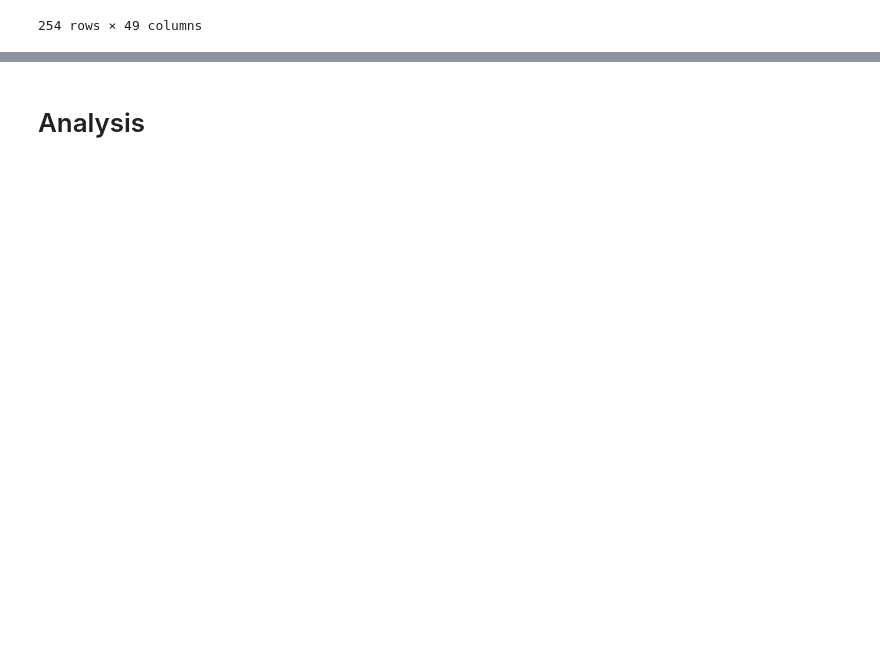
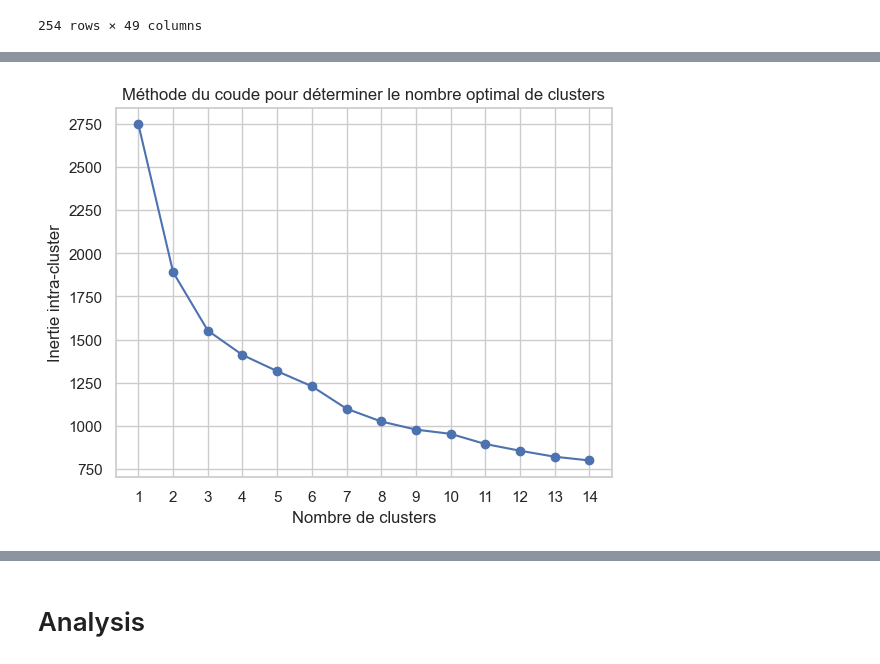
Before and after one commit to TheoCostes/SynchronizeRunningData, a Jupyter notebook: notebooks/2_create_analytics_visuals.ipynb, the cells around one changed output, grey strips where cells are left out. Saved outputs shown, nothing was run; the diff lists cells and outputs as text; code cells hidden in the pictures; blank space fills up the shorter version.

Commit message:
travail clustering des activités

```diff
--- a/notebooks/2_create_analytics_visuals.ipynb
+++ b/notebooks/2_create_analytics_visuals.ipynb
@@ -158,0 +227,22 @@ array(['Prépa MDP', 'COURSE : Semi - Boulogne', 'Prépa SEMI BOULOGNE',
+# %%
+# Sélectionnez les colonnes numériques à inclure dans le clustering
+colonnes_numeriques = ['distance', 'moving_time', 'max_speed', 'average_cadence', 'average_watts', 'max_watts', 'weighted_average_watts','average_heartrate' ,'max_heartrate', 'suffer_score']
+
+df_act['workout_type'] = df_act['workout_type'].fillna(0)
+
+for el in colonnes_numeriques:
+    moyenne = df_act[el].mean()
+    df_act[el] = df_act[el].fillna(moyenne)
+
+# Sélectionnez les données numériques du DataFrame
+donnees_numeriques_df = df_act[colonnes_numeriques].replace('NaN', 0)
+
+
+
+
+# Appliquez une mise à l'échelle standard aux données numériques (optionnel, mais souvent recommandé pour les algorithmes basés sur la distance)
+scaler = StandardScaler()
+donnees_numeriques = scaler.fit_transform(donnees_numeriques_df)
+
+# Concaténer les données numériques avec la matrice TF-IDF
+X = hstack((X, donnees_numeriques))
@@ -158,0 +251,22 @@ array(['Prépa MDP', 'COURSE : Semi - Boulogne', 'Prépa SEMI BOULOGNE',
+# %%
+# Liste pour stocker les valeurs de l'inertie intra-cluster
+inertias = []
+
+# Nombre de clusters à explorer
+k_range = range(1, 15)  # Vous pouvez ajuster la plage selon vos besoins
+
+# Appliquer K-Means pour différents nombres de clusters
+for k in k_range:
+    kmeans = KMeans(n_clusters=k, random_state=42)
+    kmeans.fit(X)
+    inertias.append(kmeans.inertia_)
+
+# Tracer la courbe du coude
+plt.plot(k_range, inertias, marker='o')
+plt.xlabel('Nombre de clusters')
+plt.ylabel('Inertie intra-cluster')
+plt.title('Méthode du coude pour déterminer le nombre optimal de clusters')
+plt.xticks(k_range)
+plt.show()
+# %% [output]
+[figure, added]
```
Also changed, not shown: parts of 24 cells of this notebook.
